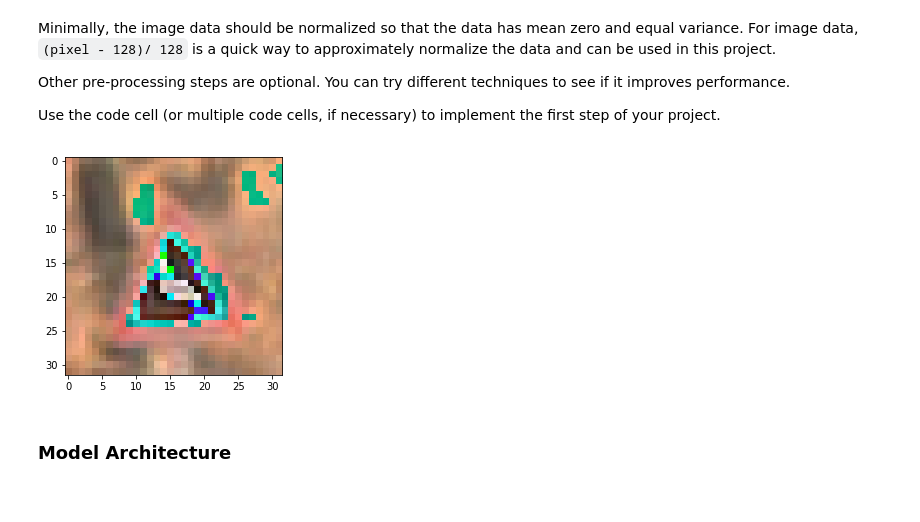
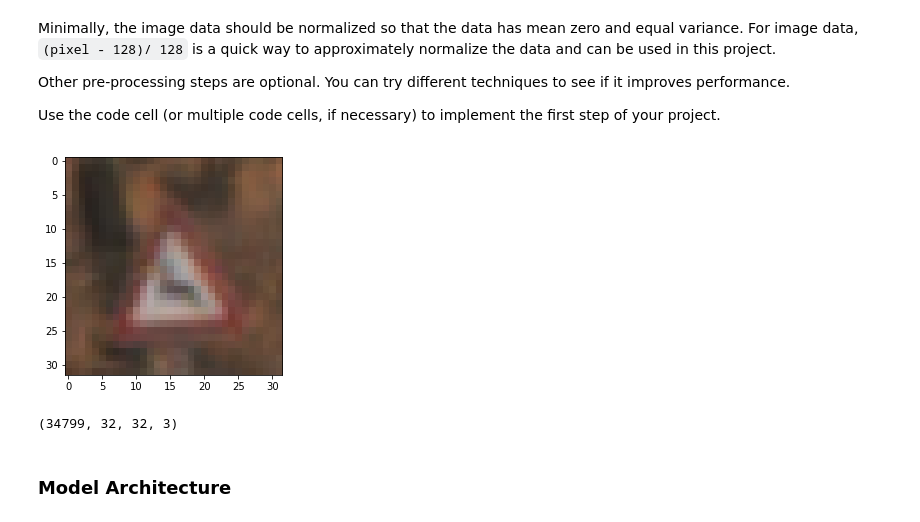
Before and after one commit to sagarudasi/CarND-Traffic-Sign-Classifier-Project, a Jupyter notebook: Traffic_Sign_Classifier.ipynb, the cells around one changed output. Drawn from its saved outputs; the diff is of its cells as text; code cells hidden in the pictures.

```diff
--- a/Traffic_Sign_Classifier.ipynb
+++ b/Traffic_Sign_Classifier.ipynb
@@ -29,9 +29,9 @@ from sklearn.utils import shuffle
 
 # TODO: Fill this in based on where you saved the training and testing data
 
-training_file = "C:\\Users\\sagar\\Projects\\traffic-signs-data\\train.p"
-validation_file= "C:\\Users\\sagar\\Projects\\traffic-signs-data\\valid.p"
-testing_file = "C:\\Users\\sagar\\Projects\\traffic-signs-data\\test.p"
+training_file = "C:\\Users\\sudasi\\Project\\CarND\\traffic-signs-data\\train.p"
+validation_file= "C:\\Users\\sudasi\\Project\\CarND\\traffic-signs-data\\valid.p"
+testing_file = "C:\\Users\\sudasi\\Project\\CarND\\traffic-signs-data\\test.p"
 
 with open(training_file, mode='rb') as f:
     train = pickle.load(f)
@@ -152,21 +154,24 @@ Use the code cell (or multiple code cells, if necessary) to implement the first
 # %%
 ### Preprocess the data here. It is required to normalize the data. Other preprocessing steps could include
 ### converting to grayscale, etc.
 ### Feel free to use as many code cells as needed.
-# def preProcess(n_X):
-#     t_X = np.subtract(n_X, 128)
-#     t_X = np.divide(t_X, 128)
-#     return t_X
+#from sklearn.preprocessing import normalize
+def preProcess(n_X):
+    t_X = np.divide(n_X, 255)
+    return t_X
 
-# X_train = preProcess(X_train)
-# X_valid = preProcess(X_valid)
-# X_test = preProcess(X_test)
+X_train = preProcess(X_train)
+X_valid = preProcess(X_valid)
+X_test = preProcess(X_test)
 
-# vis = 300
-# plt.imshow(X_train[vis])
-# plt.show()
+vis = 300
+plt.imshow(X_train[vis])
+plt.show()
+
+print(X_train.shape)
 # %% [output]
-[figure, old version]
+[figure, new version]
+(34799, 32, 32, 3)
 # %% [markdown]
 ### Model Architecture
 # %%
```
Also changed, not shown: parts of 8 cells of this notebook, 5 other files.
